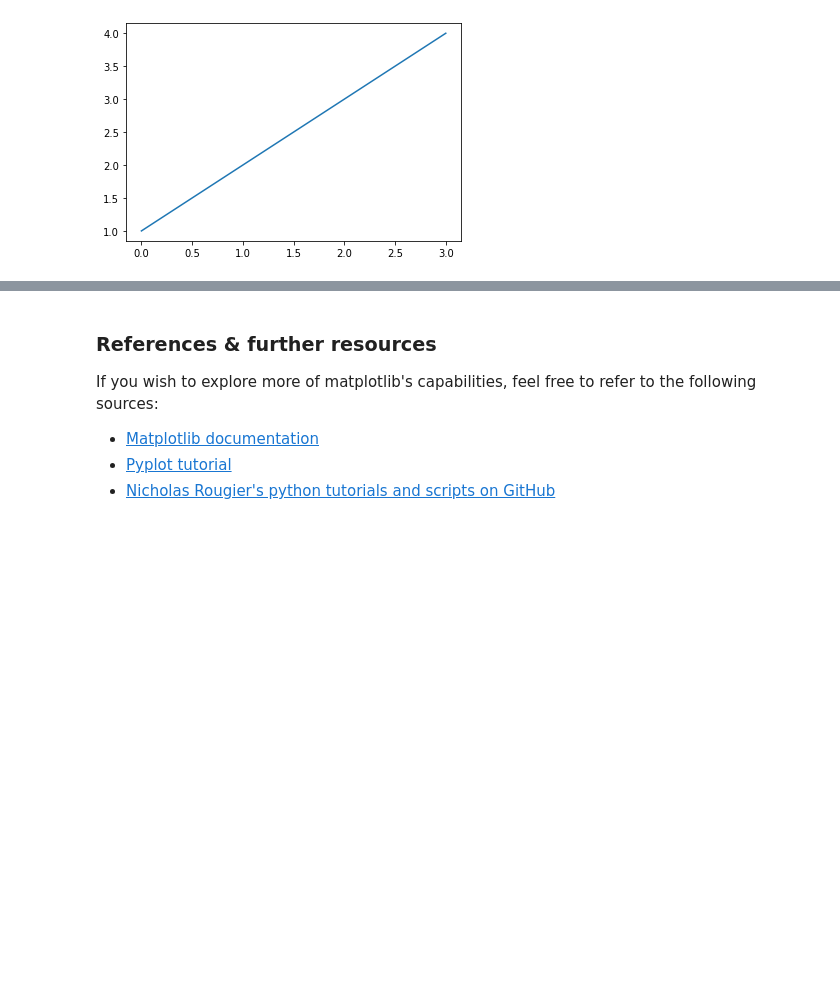
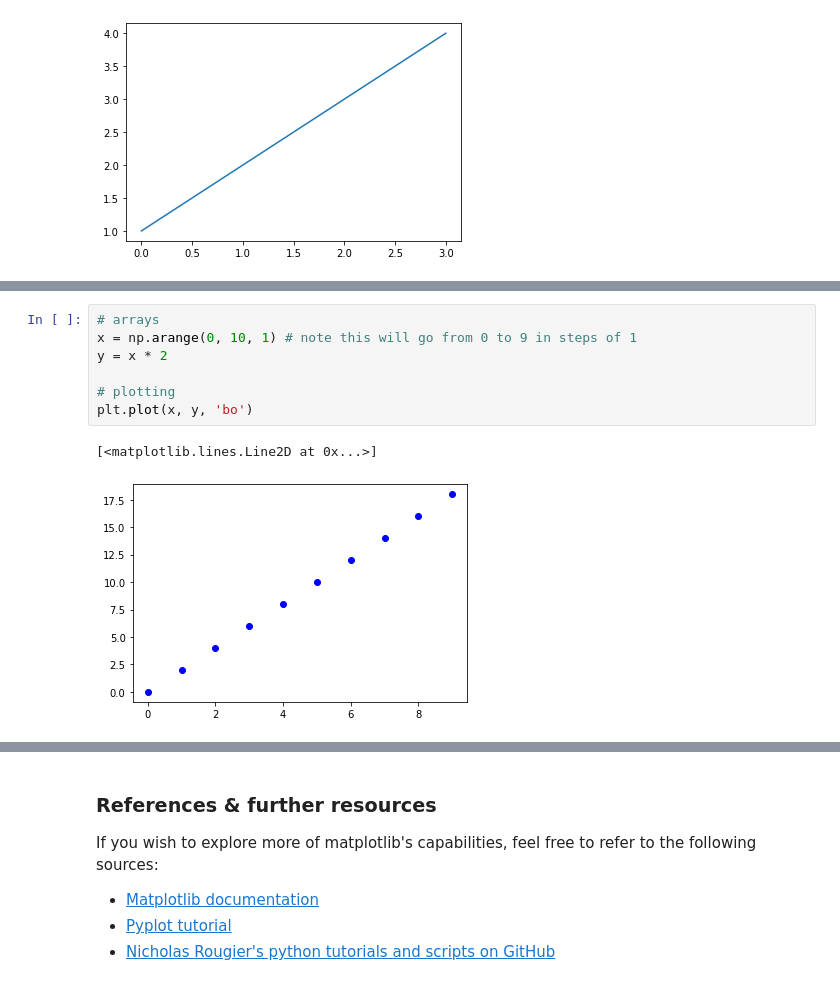
Before and after one commit to panoptes/panoptes-tutorials, a Jupyter notebook: python/14. Matplotlib.ipynb, the cells around one changed output, grey strips where cells are left out. Saved outputs shown, nothing was run; the diff lists cells and outputs as text; blank space fills up the shorter version.

Commit message:
Modified Matplotlib tutorial. Content incomplete.

```diff
--- a/python/14. Matplotlib.ipynb
+++ b/python/14. Matplotlib.ipynb
@@ -74,0 +79,10 @@ Let's generate an array of values. This will use the `arange` function from nump
+# %%
+# arrays
+x = np.arange(0, 10, 1) # note this will go from 0 to 9 in steps of 1
+y = x * 2
+
+# plotting
+plt.plot(x, y, 'bo')
+# %% [output]
+[<matplotlib.lines.Line2D at 0x...>]
+[figure, added]
```
Also changed, not shown: parts of 20 cells of this notebook.
